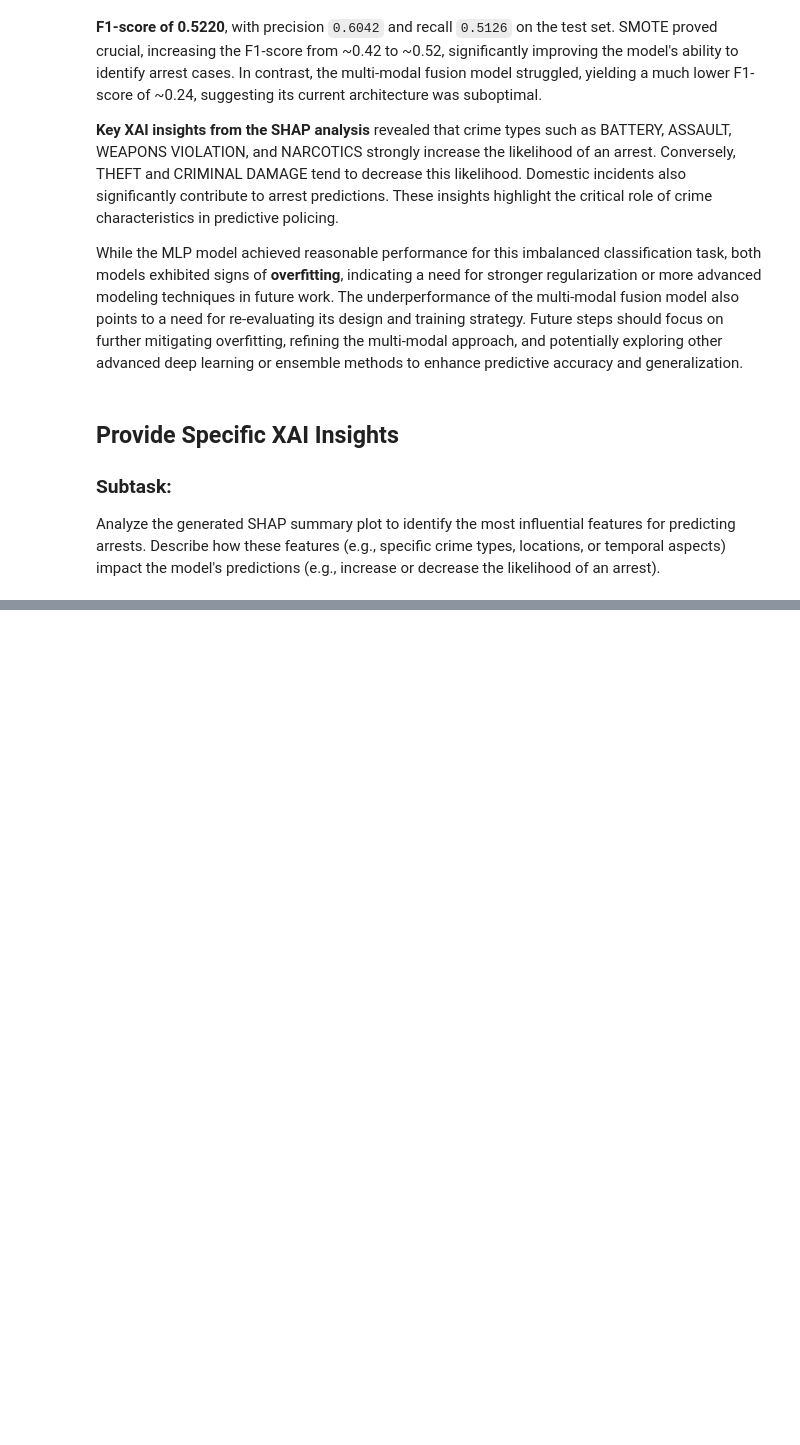
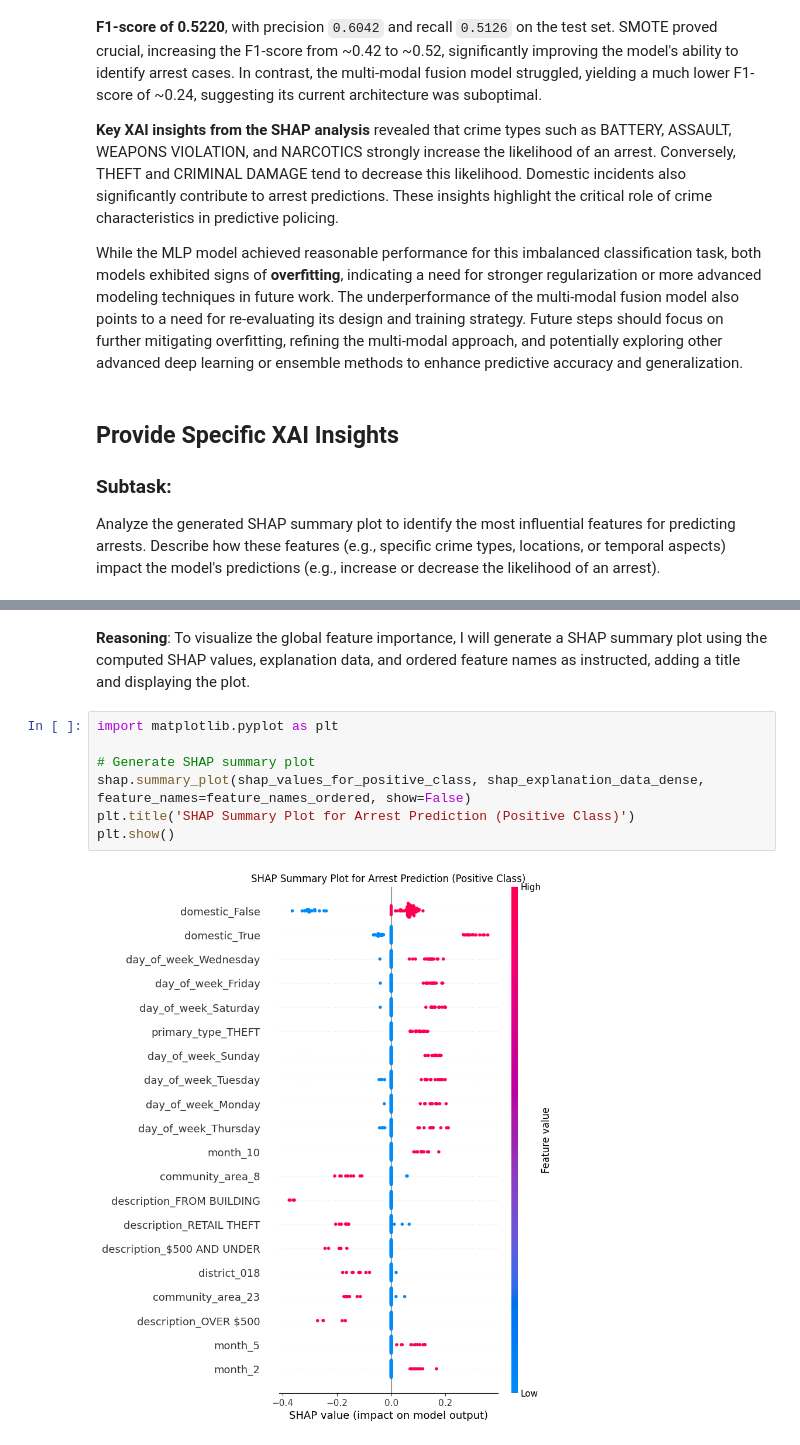
Before and after one commit to apoyando/CHIarrests, a Jupyter notebook: CHIarrests.ipynb, the cells around one changed output, grey strips where cells are left out. Cells and saved outputs as stored; diff of their text form; blank space fills up the shorter version.

```diff
--- a/CHIarrests.ipynb
+++ b/CHIarrests.ipynb
@@ -1826,0 +2159,12 @@ Analyze the generated SHAP summary plot to identify the most influential feature
+# %% [markdown]
+**Reasoning**:
+To visualize the global feature importance, I will generate a SHAP summary plot using the computed SHAP values, explanation data, and ordered feature names as instructed, adding a title and displaying the plot.
+# %%
+import matplotlib.pyplot as plt
+
+# Generate SHAP summary plot
+shap.summary_plot(shap_values_for_positive_class, shap_explanation_data_dense, feature_names=feature_names_ordered, show=False)
+plt.title('SHAP Summary Plot for Arrest Prediction (Positive Class)')
+plt.show()
+# %% [output]
+[figure, added]
```
Also changed, not shown: parts of 32 cells of this notebook.
